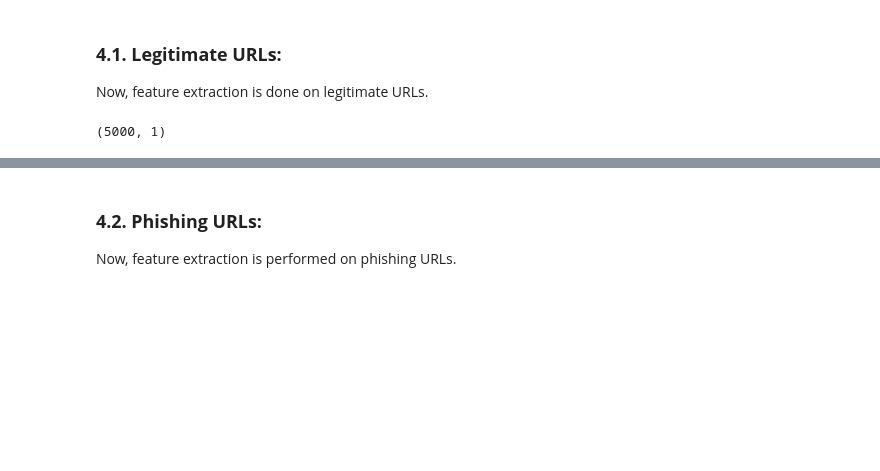
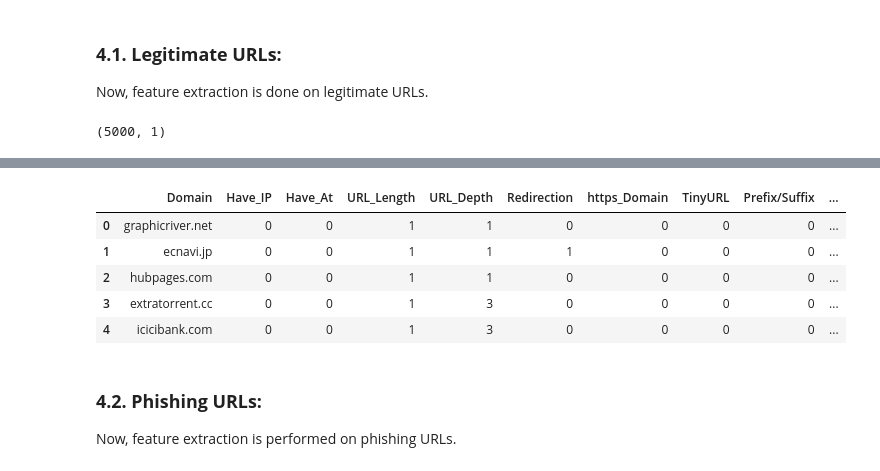
Before and after one commit to samrat943/Phishing-Website-Detection-by-Machine-Learning, a Jupyter notebook: URL_Feature_Extraction.ipynb, the cells around one changed output, grey strips where cells are left out. Cells and saved outputs as stored; diff of their text form; code cells hidden in the pictures; blank space fills up the shorter version.

```diff
--- a/URL_Feature_Extraction.ipynb
+++ b/URL_Feature_Extraction.ipynb
@@ -324,6 +333,7 @@ This feature measures the popularity of the website by determining the number of
 
 If the rank of the domain < 100000, the vlaue of this feature is 1 (phishing) else 0 (legitimate).
 # %%
+# 12.Web traffic (Web_Traffic)
 def web_traffic(url):
   try:
     #Filling the whitespaces in the URL if any
@@ -331,7 +341,7 @@ def web_traffic(url):
     rank = BeautifulSoup(urllib.request.urlopen("http://data.alexa.com/data?cli=10&dat=s&url=" + url).read(), "xml").find(
         "REACH")['RANK']
     rank = int(rank)
-  except (TypeError, urllib.error.URLError):
+  except TypeError:
         return 1
   if rank <100000:
     return 1
@@ -359,9 +369,6 @@ def domainAge(domain_name):
   elif ((type(expiration_date) is list) or (type(creation_date) is list)):
       return 1
   else:
-    # Make both datetime objects naive before subtraction
-    creation_date = creation_date.replace(tzinfo=None)
-    expiration_date = expiration_date.replace(tzinfo=None)
     ageofdomain = abs((expiration_date - creation_date).days)
     if ((ageofdomain/30) < 6):
       age = 1
@@ -389,9 +396,6 @@ def domainEnd(domain_name):
       return 1
   else:
     today = datetime.now()
-    # Make both datetime objects naive before subtraction
-    expiration_date = expiration_date.replace(tzinfo=None)
-    today = today.replace(tzinfo=None)
     end = abs((expiration_date - today).days)
     if ((end/30) < 6):
       end = 0
@@ -599,3 +532,26 @@ else:
+# %%
+#Extracting the feautres & storing them in a list
+legi_features = []
+label = 0
+
+for i in range(0, 5000):
+  url = legiurl['URLs'][i]
+  legi_features.append(featureExtraction(url,label))
+# %%
+#converting the list to dataframe
+feature_names = ['Domain', 'Have_IP', 'Have_At', 'URL_Length', 'URL_Depth','Redirection',
+                      'https_Domain', 'TinyURL', 'Prefix/Suffix', 'DNS_Record', 'Web_Traffic',
+                      'Domain_Age', 'Domain_End', 'iFrame', 'Mouse_Over','Right_Click', 'Web_Forwards', 'Label']
+
+legitimate = pd.DataFrame(legi_features, columns= feature_names)
+legitimate.head()
+# %% [output]
+|  | Domain | Have_IP | Have_At | URL_Length | URL_Depth | Redirection | https_Domain | TinyURL | Prefix/Suffix | ... |
+| 0 | graphicriver.net | 0 | 0 | 1 | 1 | 0 | 0 | 0 | 0 | ... |
+| 1 | ecnavi.jp | 0 | 0 | 1 | 1 | 1 | 0 | 0 | 0 | ... |
+| 2 | hubpages.com | 0 | 0 | 1 | 1 | 0 | 0 | 0 | 0 | ... |
+| 3 | extratorrent.cc | 0 | 0 | 1 | 3 | 0 | 0 | 0 | 0 | ... |
+| 4 | icicibank.com | 0 | 0 | 1 | 3 | 0 | 0 | 0 | 0 | ... |
 # %%
 # Storing the extracted legitimate URLs fatures to csv file
 legitimate.to_csv('legitimate.csv', index= False)
```
Also changed, not shown: parts of 19 cells of this notebook.
